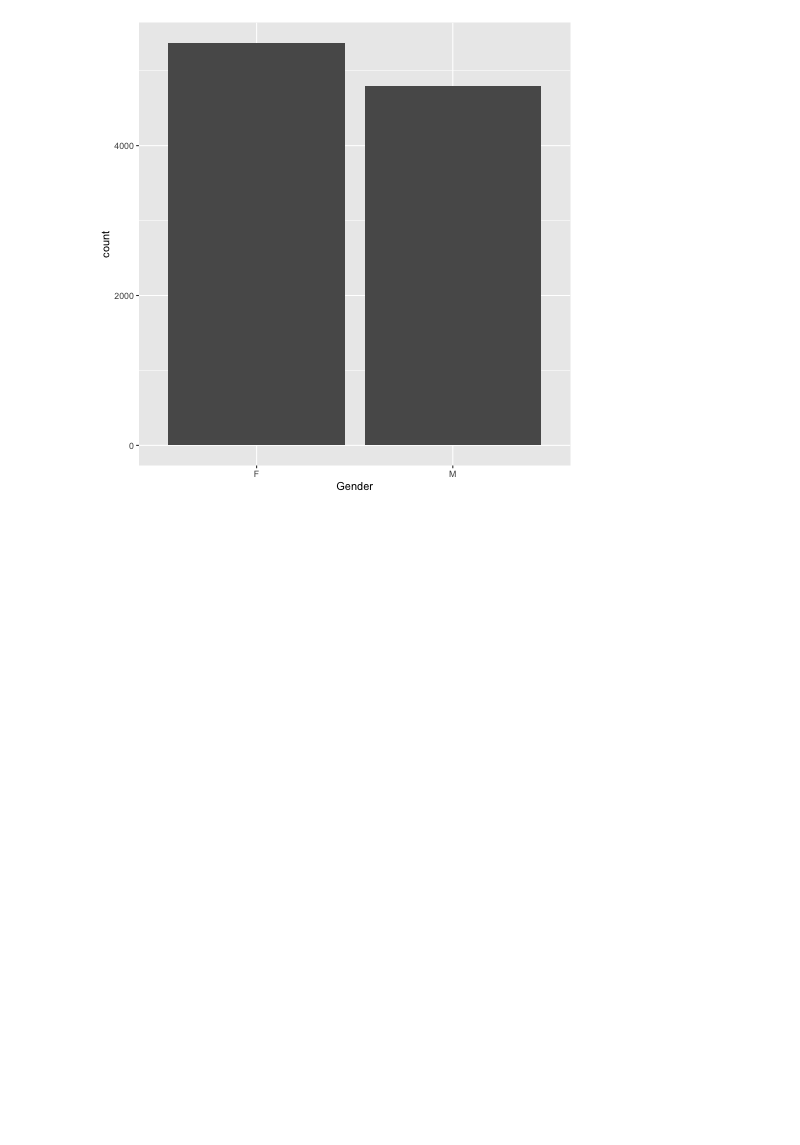
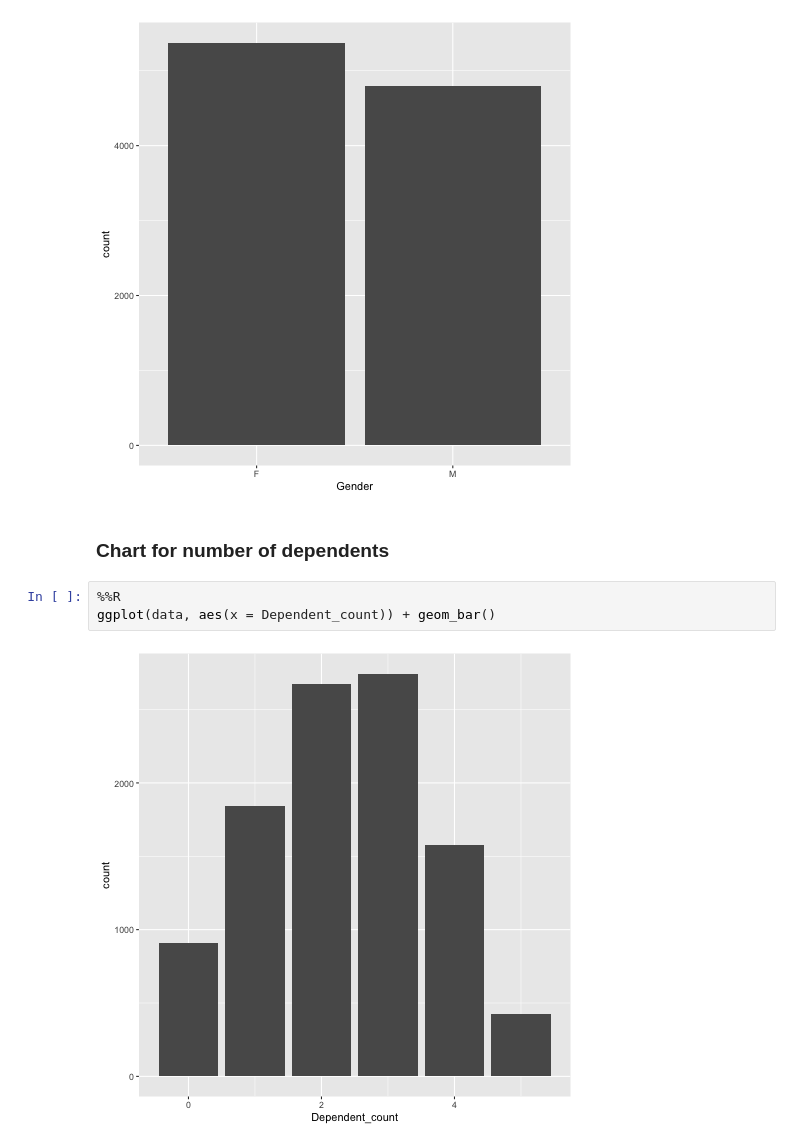
Before and after one commit to redradman/blue-chip-case, a Jupyter notebook: parser.ipynb, the cells around one changed output. Saved outputs shown, nothing was run; the diff lists cells and outputs as text; blank space fills up the shorter version.

Commit message:
add additional charts

```diff
--- a/parser.ipynb
+++ b/parser.ipynb
@@ -83,3 +83,10 @@ data %>% mutate_if(is.character, as.factor)
 ggplot(data, aes(x = Gender)) + geom_bar()
 # %% [output]
 [figure]
+# %% [markdown]
+### Chart for number of dependents
+# %%
+%%R
+ggplot(data, aes(x = Dependent_count)) + geom_bar()
+# %% [output]
+[figure, added]
```
Also changed, not shown: parts of 7 cells of this notebook.
